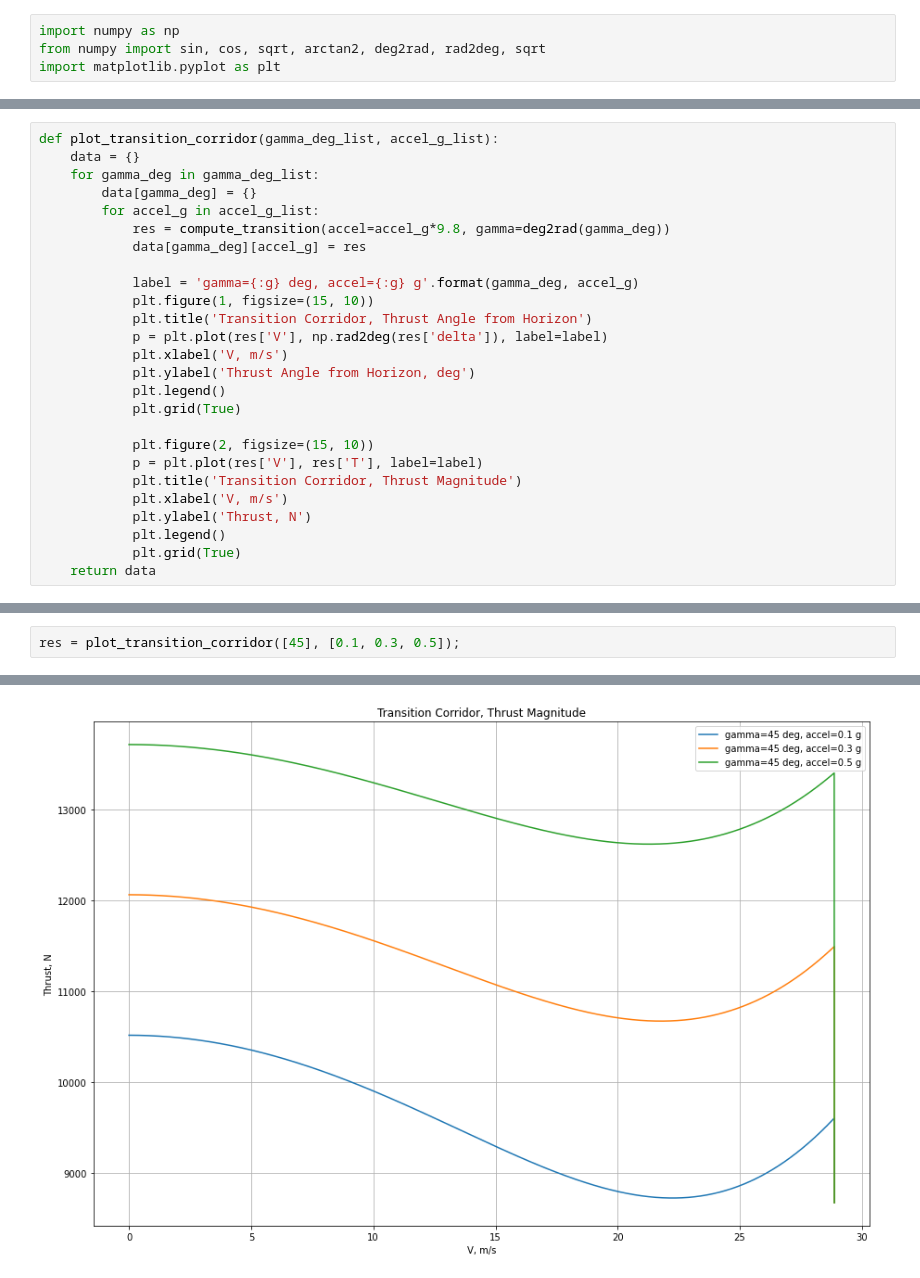
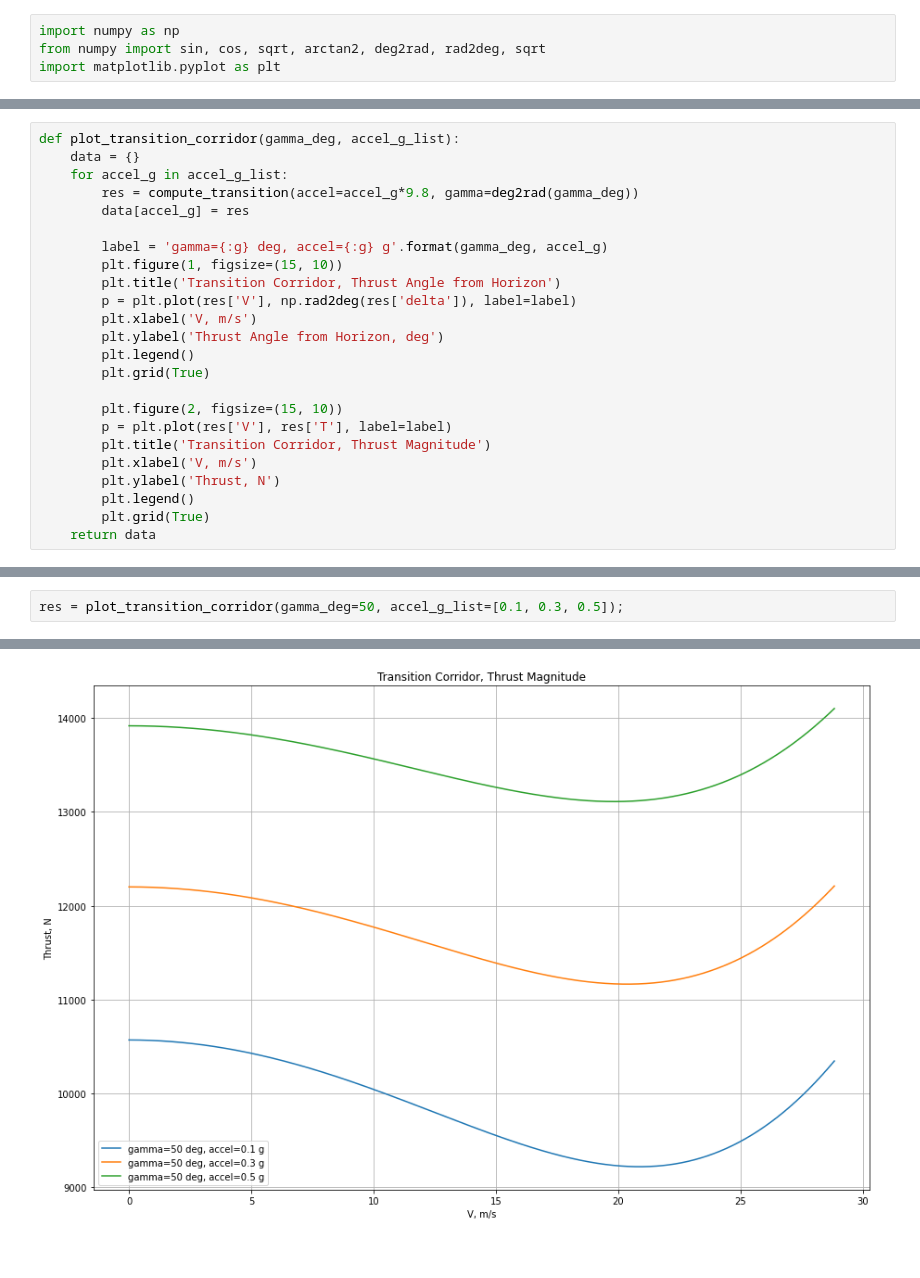
Before and after one commit to jgoppert/aae451-notebook, a Jupyter notebook: 7-Transition/Transition-Corridor.ipynb, the cells around one changed output, grey strips where cells are left out. Cells and saved outputs as stored; diff of their text form.

Commit message:
Update transition example.

```diff
--- a/7-Transition/Transition-Corridor.ipynb
+++ b/7-Transition/Transition-Corridor.ipynb
@@ -53,29 +53,27 @@ def compute_transition(accel, gamma):
     P = m_dot*fuel_energy_density/efficiency
     return locals()
 # %%
-def plot_transition_corridor(gamma_deg_list, accel_g_list):
+def plot_transition_corridor(gamma_deg, accel_g_list):
     data = {}
-    for gamma_deg in gamma_deg_list:
-        data[gamma_deg] = {}
-        for accel_g in accel_g_list:
-            res = compute_transition(accel=accel_g*9.8, gamma=deg2rad(gamma_deg))
-            data[gamma_deg][accel_g] = res
+    for accel_g in accel_g_list:
+        res = compute_transition(accel=accel_g*9.8, gamma=deg2rad(gamma_deg))
+        data[accel_g] = res
 
-            label = 'gamma={:g} deg, accel={:g} g'.format(gamma_deg, accel_g)
-            plt.figure(1, figsize=(15, 10))
-            plt.title('Transition Corridor, Thrust Angle from Horizon')
-            p = plt.plot(res['V'], np.rad2deg(res['delta']), label=label)
-            plt.xlabel('V, m/s')
-            plt.ylabel('Thrust Angle from Horizon, deg')
-            plt.legend()
-            plt.grid(True)
+        label = 'gamma={:g} deg, accel={:g} g'.format(gamma_deg, accel_g)
+        plt.figure(1, figsize=(15, 10))
+        plt.title('Transition Corridor, Thrust Angle from Horizon')
+        p = plt.plot(res['V'], np.rad2deg(res['delta']), label=label)
+        plt.xlabel('V, m/s')
+        plt.ylabel('Thrust Angle from Horizon, deg')
+        plt.legend()
+        plt.grid(True)
 
-            plt.figure(2, figsize=(15, 10))
-            p = plt.plot(res['V'], res['T'], label=label)
-            plt.title('Transition Corridor, Thrust Magnitude')
-            plt.xlabel('V, m/s')
-            plt.ylabel('Thrust, N')
-            plt.legend()
-            plt.grid(True)
+        plt.figure(2, figsize=(15, 10))
+        p = plt.plot(res['V'], res['T'], label=label)
+        plt.title('Transition Corridor, Thrust Magnitude')
+        plt.xlabel('V, m/s')
+        plt.ylabel('Thrust, N')
+        plt.legend()
+        plt.grid(True)
     return data
 # %%
@@ -86,3 +84,3 @@ res = plot_transition_corridor([0], [0.1, 0.3, 0.5]);
 # %%
-res = plot_transition_corridor([45], [0.1, 0.3, 0.5]);
+res = plot_transition_corridor(gamma_deg=50, accel_g_list=[0.1, 0.3, 0.5]);
 # %% [output]
@@ -90 +88 @@ res = plot_transition_corridor([45], [0.1, 0.3, 0.5]);
-[figure, old version]
+[figure, new version]
```
Also changed, not shown: parts of 3 cells of this notebook.
